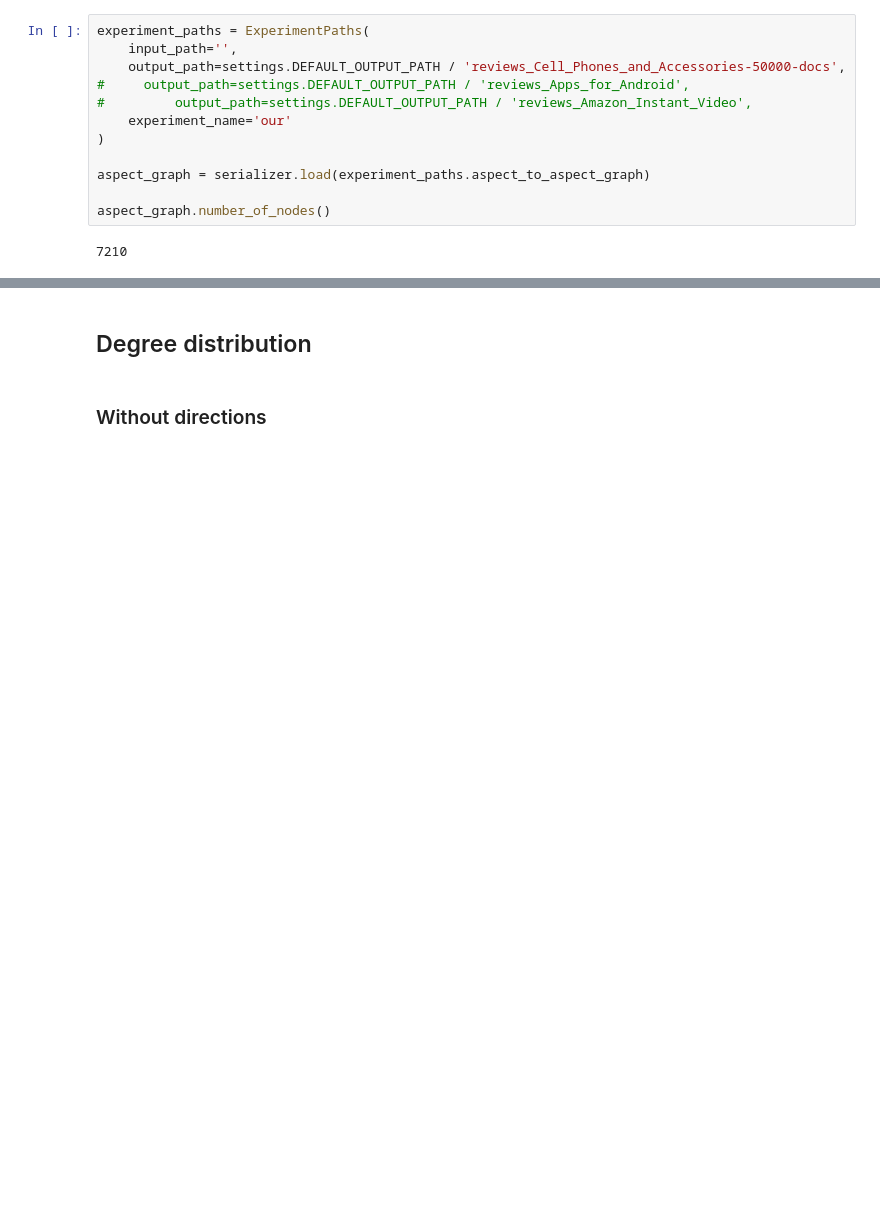
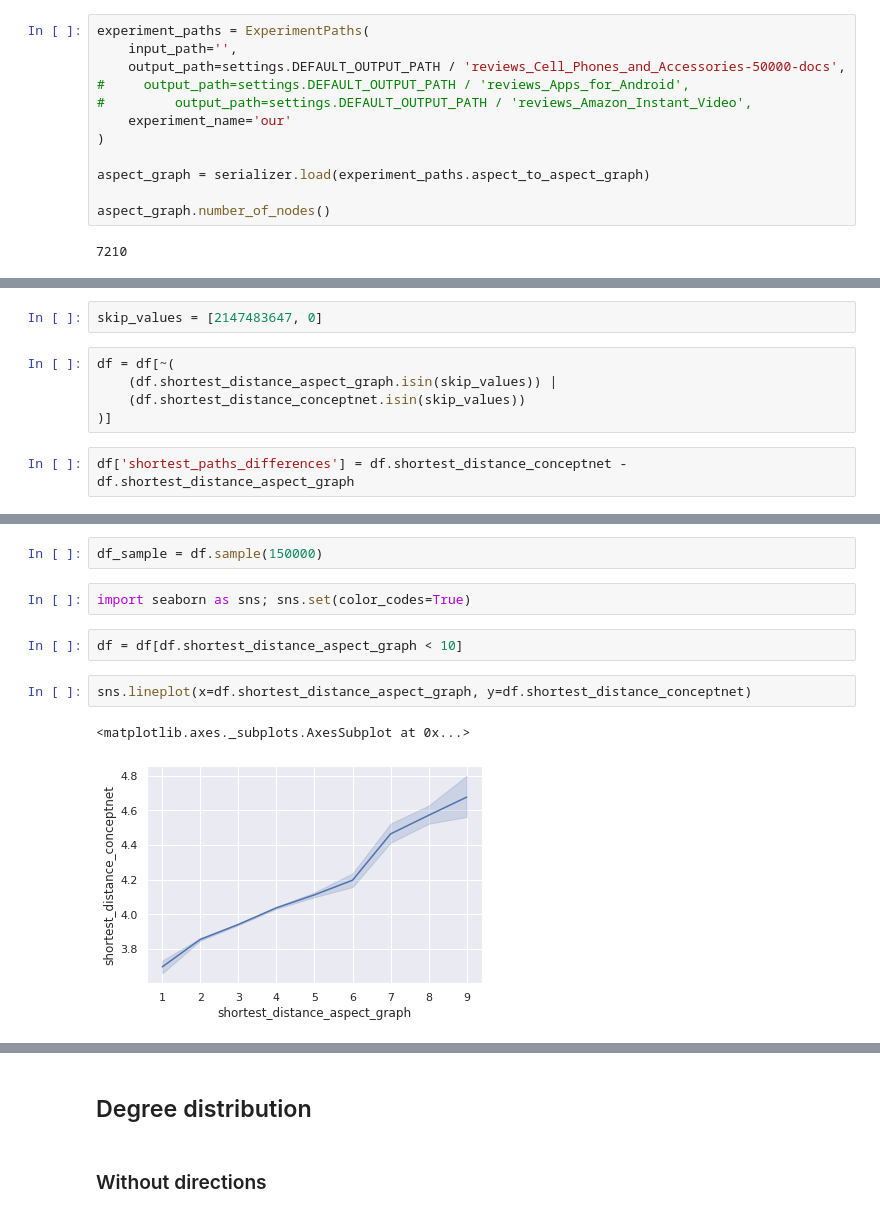
Before and after one commit to laugustyniak/discourse_summarization, a Jupyter notebook: aspects/notebooks/conceptnet-hierarchy-evaluation.ipynb, the cells around one changed output, grey strips where cells are left out. Drawn from its saved outputs; the diff is of its cells as text; blank space fills up the shorter version.

```diff
--- a/aspects/notebooks/conceptnet-hierarchy-evaluation.ipynb
+++ b/aspects/notebooks/conceptnet-hierarchy-evaluation.ipynb
@@ -53,0 +68,9 @@ AttributeError: 'MultiDiGraph' object has no attribute 'new_vertex_property'
+# %%
+skip_values = [2147483647, 0]
+# %%
+df = df[~(
+    (df.shortest_distance_aspect_graph.isin(skip_values)) |
+    (df.shortest_distance_conceptnet.isin(skip_values))
+)]
+# %%
+df['shortest_paths_differences'] = df.shortest_distance_conceptnet - df.shortest_distance_aspect_graph
@@ -53,0 +93,11 @@ AttributeError: 'MultiDiGraph' object has no attribute 'new_vertex_property'
+# %%
+df_sample = df.sample(150000)
+# %%
+import seaborn as sns; sns.set(color_codes=True)
+# %%
+df = df[df.shortest_distance_aspect_graph < 10]
+# %%
+sns.lineplot(x=df.shortest_distance_aspect_graph, y=df.shortest_distance_conceptnet)
+# %% [output]
+<matplotlib.axes._subplots.AxesSubplot at 0x...>
+[figure, added]
```
Also changed, not shown: parts of 14 cells of this notebook.
